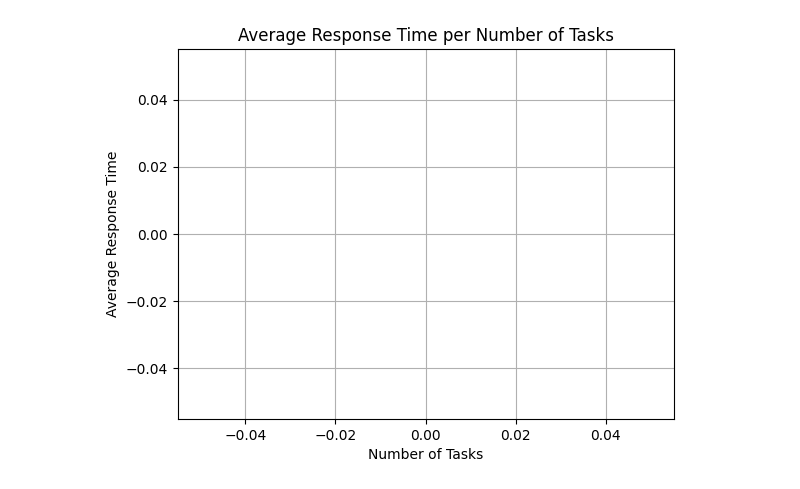
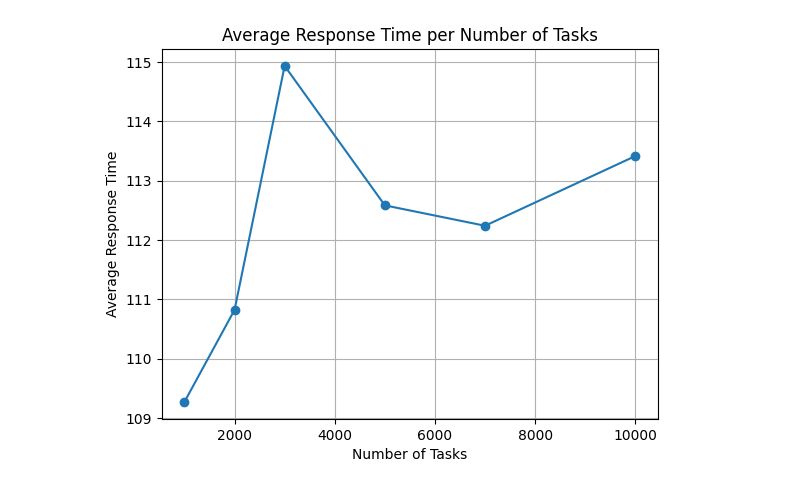
Before and after one commit to elsunais6167/fuzzy-SLA, a Jupyter notebook: test-13.ipynb, the cells around one changed output. Drawn from its saved outputs; the diff is of its cells as text; code cells hidden in the pictures.

```diff
--- a/test-13.ipynb
+++ b/test-13.ipynb
@@ -153,12 +153,17 @@ class CloudProvider:
             for j in range(num_dcs):
                 dc_id = f'{region_id}_DC_{j}'
                 data_center = DataCenter(env, dc_id, i, pricing)
-                for k in range(num_vms_per_dc):
-                    vm_id = f'{dc_id}_VM_{k}'
-                    vm = VirtualMachine(env, vm_id, vm_specs['processing_capability'], vm_specs['num_cpus'],
-                                        vm_specs['ram'], vm_specs['storage_capacity'], data_center, i, bw_params)
-                    data_center.add_vm(vm)
-                    self.owned_vms.append(vm)
+                self.add_data_center_vms(data_center, num_vms_per_dc)
+                self.owned_vms.extend(data_center.vms)
+                self.regions.append(data_center)
+
+    def add_data_center_vms(self, data_center, num_vms_per_dc):
+        for _ in range(num_vms_per_dc):
+            vm_id = f'{data_center.id}_VM_{len(data_center.vms)}'
+            vm = VirtualMachine(
+                self.env, vm_id, vm_specs['processing_capability'], vm_specs['num_cpus'],
+                vm_specs['ram'], vm_specs['storage_capacity'], data_center, data_center.region, bw_params)
+            data_center.add_vm(vm)
 
     def get_total_revenue(self):
         return sum(dc.total_revenue for dc in self.regions)
@@ -225,18 +230,25 @@ def run_simulation(env, providers, tasks, P, K):
         task_count += 1
         provider = random.choice(providers)
         if not provider.regions:
+            print(f"No regions available for provider {provider.id}")
             continue
         dc = random.choice(provider.regions)
         if not dc.vms:
+            print(f"No VMs available in data center {dc.id}")
             continue
         vm = random.choice(dc.vms)
         target_dc = random.choice(provider.regions)
+
+        if not vm or not target_dc:
+            print(f"No VM or target data center available for task {task['id']}")
+            continue
 
         start_time = env.now
         env.process(vm.process_task(task, target_dc))
         env.run()
         response_time = env.now - start_time
         response_times.append(response_time)
+        print(f"Task {task['id']} processed with response time {response_time}")
 
         if task_count >= P:
             for provider in providers:
@@ -252,7 +264,7 @@ def run_simulation(env, providers, tasks, P, K):
                         place_replicas(clusters, providers, placement_sim)
                         vm.data_access_log.clear()
 
-    average_response_time = np.mean(response_times)
+    average_response_time = np.mean(response_times) if response_times else float('inf')
     return average_response_time
 
 # Metrics Calculation
@@ -284,9 +296,6 @@ def calculate_profit(provider):
             total_cost += cost + bw_cost
     profit = total_revenue - total_cost
     return profit
-
-# Simulation setup
-env = simpy.Environment()
 
 # Simulation parameters
 num_providers = 3
@@ -325,12 +334,30 @@ pricing = {
     }
 }
 
-providers = []
-for i in range(num_providers):
-    provider_key = f'Provider_{i+1}'
-    if provider_key in pricing:
-        provider = CloudProvider(env, provider_key, num_regions, dcs_per_provider, num_vms_per_dc, vm_specs, pricing[provider_key], bw_params)
-        providers.append(provider)
-    else:
-        print(f"Warning: Pricing not found for {provider_key}")
+task_counts = [1000, 2000, 3000, 5000, 7000, 10000]
+average_response_times = []
+
+for num_tasks in task_counts:
+    # Initialize the environment and providers
+    env = simpy.Environment()
+    providers = []
+    for i in range(num_providers):
+        provider_key = f'Provider_{i+1}'
+        if provider_key in pricing:
+            provider = CloudProvider(env, provider_key, num_regions, dcs_per_provider, num_vms_per_dc, vm_specs, pricing[provider_key], bw_params)
+            providers.append(provider)
+        else:
+            print(f"Warning: Pricing not found for {provider_key}")
+
+    tasks = [{'id': i, 'size': random.randint(200, 1000)} for i in range(num_tasks)]
+    average_response_time = run_simulation(env, providers, tasks, 32, 3)
+    average_response_times.append(average_response_time)
+    print(f"Number of Tasks: {num_tasks}, Average Response Time: {average_response_time}")
+
+plt.plot(task_counts, average_response_times, marker='o')
+plt.xlabel('Number of Tasks')
+plt.ylabel('Average Response Time')
+plt.title('Average Response Time per Number of Tasks')
+plt.grid(True)
+plt.show()
 # %% [output]
@@ -337 +381 @@ for i in range(num_providers):
-[figure, old version]
+[figure, new version]
```
Also changed, not shown: parts of 2 cells of this notebook, 2 other files.
